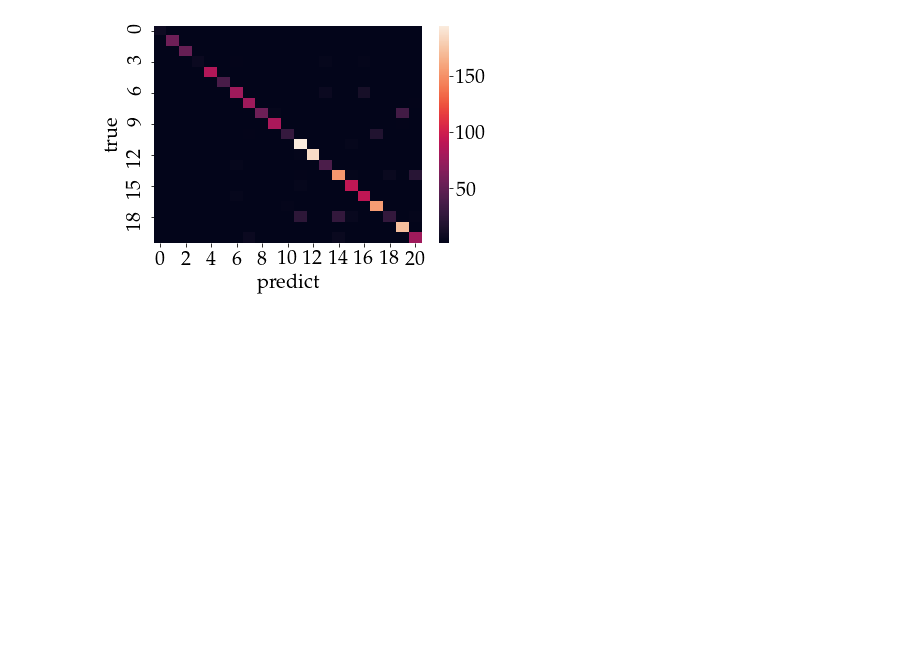
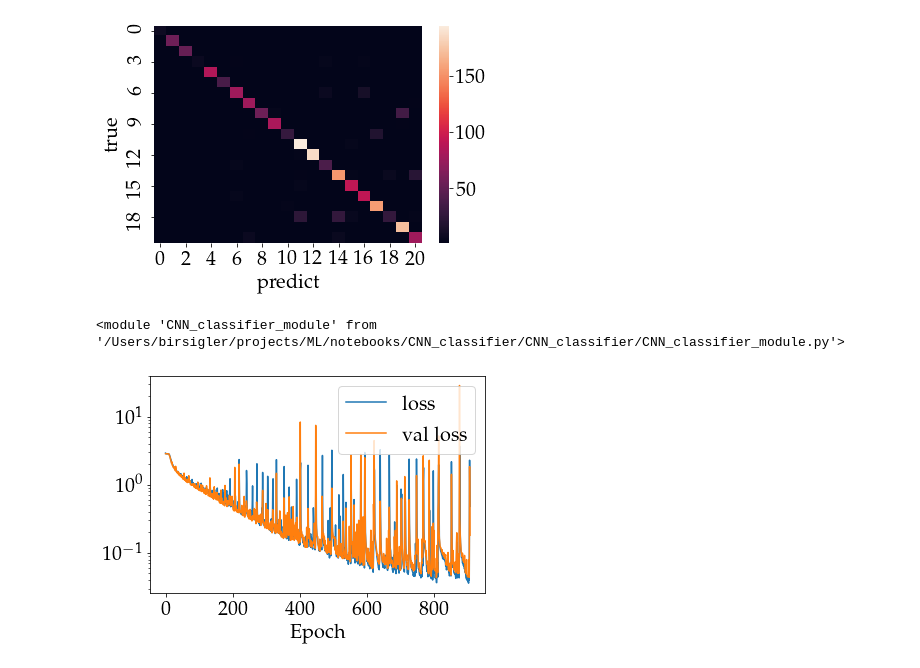
Before and after one commit to b-irsigler/CNN_classifier, a Jupyter notebook: CNN_classifier.ipynb, the cells around one changed output. Saved outputs shown, nothing was run; the diff lists cells and outputs as text; code cells hidden in the pictures; blank space fills up the shorter version.

```diff
--- a/CNN_classifier.ipynb
+++ b/CNN_classifier.ipynb
@@ -137,0 +144,6 @@ ax = sns.heatmap(df_pivot)
+# %%
+reload(CNN_classifier_module)
+# %% [output]
+<module 'CNN_classifier_module' from '/Users/birsigler/projects/ML/notebooks/CNN_classifier/CNN_classifier/CNN_classifier_module.py'>
+# %%
+cnn = CNN_classifier_module.CNN_classifier()
@@ -137,0 +154,6 @@ ax = sns.heatmap(df_pivot)
+# %%
+cnn.training(2000)
+# %%
+cnn.plotLoss()
+# %% [output]
+[figure, added]
```
Also changed, not shown: parts of 8 cells of this notebook, 2 other files.
